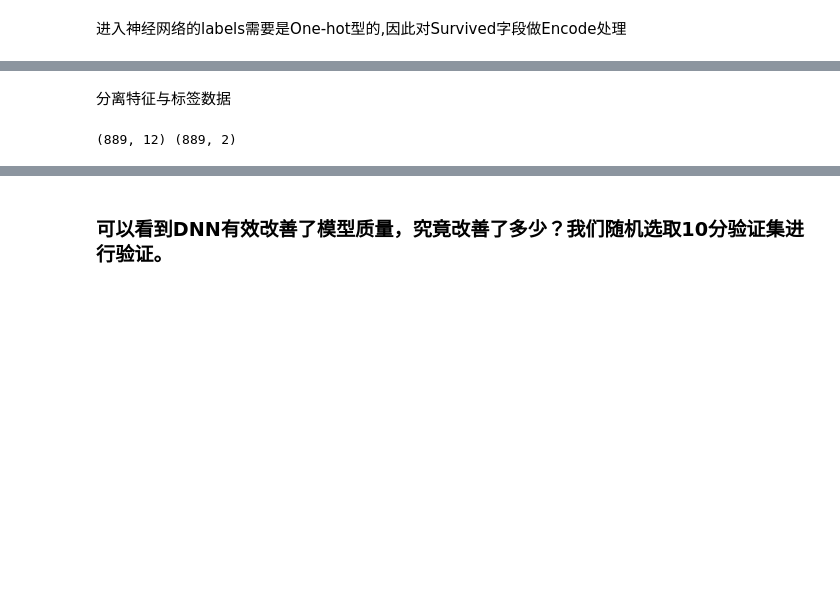
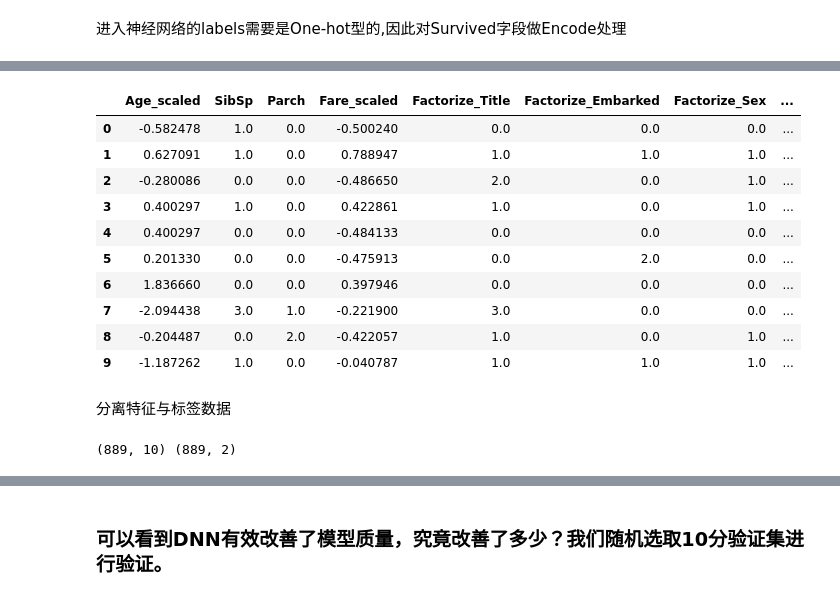
Before and after one commit to Tabris223/kaggle_titanic_tutorial, a Jupyter notebook: Data_mining_tutorial.ipynb, the cells around one changed output, grey strips where cells are left out. Saved outputs shown, nothing was run; the diff lists cells and outputs as text; code cells hidden in the pictures; blank space fills up the shorter version.

```diff
--- a/Data_mining_tutorial.ipynb
+++ b/Data_mining_tutorial.ipynb
@@ -468,0 +490,35 @@ curses is not supported on this machine (please install/reinstall curses for an
+# %%
+def re_num(x):
+    is_num = x[1:].split(' ')[0]
+    total_num = 0
+    if len(is_num) == 0:
+        return 0
+    elif len(is_num) != 0:
+        list_is_num = list(is_num)
+        list_is_num_com = []
+        for i in list_is_num:
+            if i != 0:
+                list_is_num_com += [i]
+        for j in range(len(list_is_num_com)):
+            total_num += 10**(len(list_is_num_com)-1-j)*int(list_is_num_com[j])
+        return total_num
+# %%
+def Factorization(network_total):
+    # Factorize标称变量
+    Factorize_Title_index = pd.factorize(network_total.Title)[1]
+    network_total['Factorize_Title'] = pd.factorize(network_total.Title)[0]
+    Factorize_Embarked_index = pd.factorize(network_total.Embarked)[1]
+    network_total['Factorize_Embarked'] = pd.factorize(network_total.Embarked)[0]
+    Factorize_Sex_index = pd.factorize(network_total.Sex)[1]
+    network_total['Factorize_Sex'] = pd.factorize(network_total.Sex)[0]
+    Factorize_Pclass_index = pd.factorize(network_total.Pclass)[1]
+    network_total['Factorize_Pclass'] = pd.factorize(network_total.Pclass)[0]
+    # 处理Cabin
+    network_total.loc[network_total['Cabin'].isnull(),['Cabin']] = 'N0'
+    network_total['Cabin_Letter'] = network_total['Cabin'].apply(lambda x: x[0])
+    network_total['Cabin_Num'] = network_total['Cabin'].apply(lambda x: re_num(x))
+    Factorize_CabinL_index = pd.factorize(network_total.Cabin_Letter)[1]
+    network_total['Factorize_CabinL'] = pd.factorize(network_total.Cabin_Letter)[0]
+    return network_total,Factorize_Title_index,Factorize_Embarked_index,Factorize_Sex_index,Factorize_Pclass_index,Factorize_CabinL_index
+
+network_total,_,_,_,_,_ = Factorization(network_total)
@@ -469,9 +543,24 @@ curses is not supported on this machine (please install/reinstall curses for an
 # %%
-network_train = total_data.filter(regex='Survived|Age_.*|SibSp|Parch|Fare_.*|Embarked_.*|Sex_.*|Pclass_.*').copy()
-dummies_Survived = pd.get_dummies(network_train['Survived'], prefix= 'Survived')
-network_train = pd.concat([network_train, dummies_Survived], axis=1)
+network_train = network_total.filter(regex='Survived|Age_.*|SibSp|Parch|Fare_.*|Factorize_.*|Cabin_Num')
+dummies_Survived_train = pd.get_dummies(network_train['Survived'], prefix= 'Survived')
+network_train = pd.concat([network_train, dummies_Survived_train], axis=1)
 #删除虚拟变量对应的原始变量
 network_train.drop(['Survived'], axis=1, inplace=True)
+network_train = network_train.astype('float64')
+# %%
+network_train.head(10)
+# %% [output]
+|  | Age_scaled | SibSp | Parch | Fare_scaled | Factorize_Title | Factorize_Embarked | Factorize_Sex | ... |
+| 0 | -0.582478 | 1.0 | 0.0 | -0.500240 | 0.0 | 0.0 | 0.0 | ... |
+| 1 | 0.627091 | 1.0 | 0.0 | 0.788947 | 1.0 | 1.0 | 1.0 | ... |
+| 2 | -0.280086 | 0.0 | 0.0 | -0.486650 | 2.0 | 0.0 | 1.0 | ... |
+| 3 | 0.400297 | 1.0 | 0.0 | 0.422861 | 1.0 | 0.0 | 1.0 | ... |
+| 4 | 0.400297 | 0.0 | 0.0 | -0.484133 | 0.0 | 0.0 | 0.0 | ... |
+| 5 | 0.201330 | 0.0 | 0.0 | -0.475913 | 0.0 | 2.0 | 0.0 | ... |
+| 6 | 1.836660 | 0.0 | 0.0 | 0.397946 | 0.0 | 0.0 | 0.0 | ... |
+| 7 | -2.094438 | 3.0 | 1.0 | -0.221900 | 3.0 | 0.0 | 0.0 | ... |
+| 8 | -0.204487 | 0.0 | 2.0 | -0.422057 | 1.0 | 0.0 | 1.0 | ... |
+| 9 | -1.187262 | 1.0 | 0.0 | -0.040787 | 1.0 | 1.0 | 1.0 | ... |
 # %% [markdown]
 分离特征与标签数据
 # %%
@@ -482,7 +571,7 @@ y_network = network_train.as_matrix()[:, -2:]
 # %%
-print (X_network.shape,y_network.shape)
+print (X_network_train.shape,y_network_train.shape)
 # %% [output]
-(889, 12) (889, 2)
+(889, 10) (889, 2)
 # %% [markdown]
 下面的函数负责创建网络结构，这里使用了输入层、全连接层（隐藏层）、Dropout、全连接层（隐藏层）、输出层的网络结构。
 有几点值得注意的是：
```
Also changed, not shown: parts of 31 cells of this notebook.
